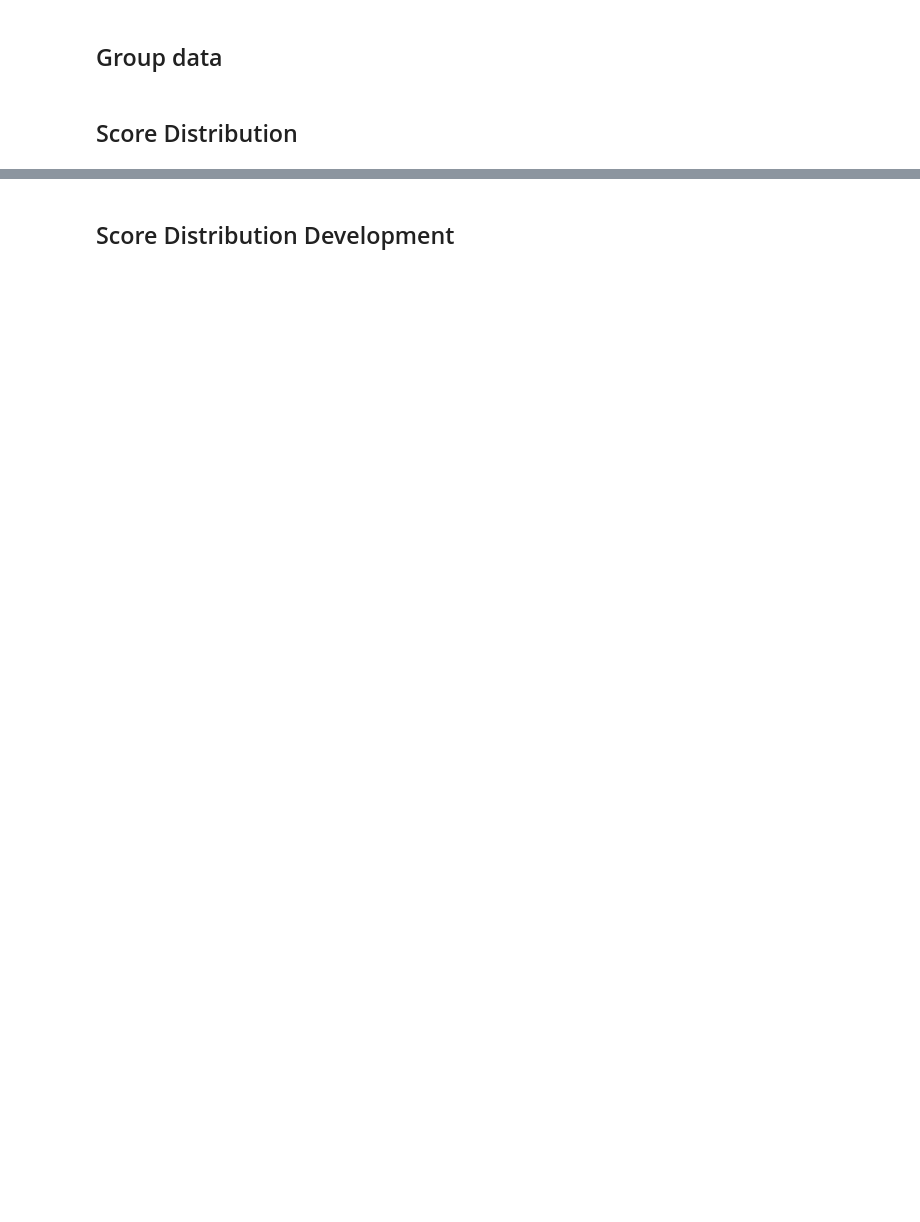
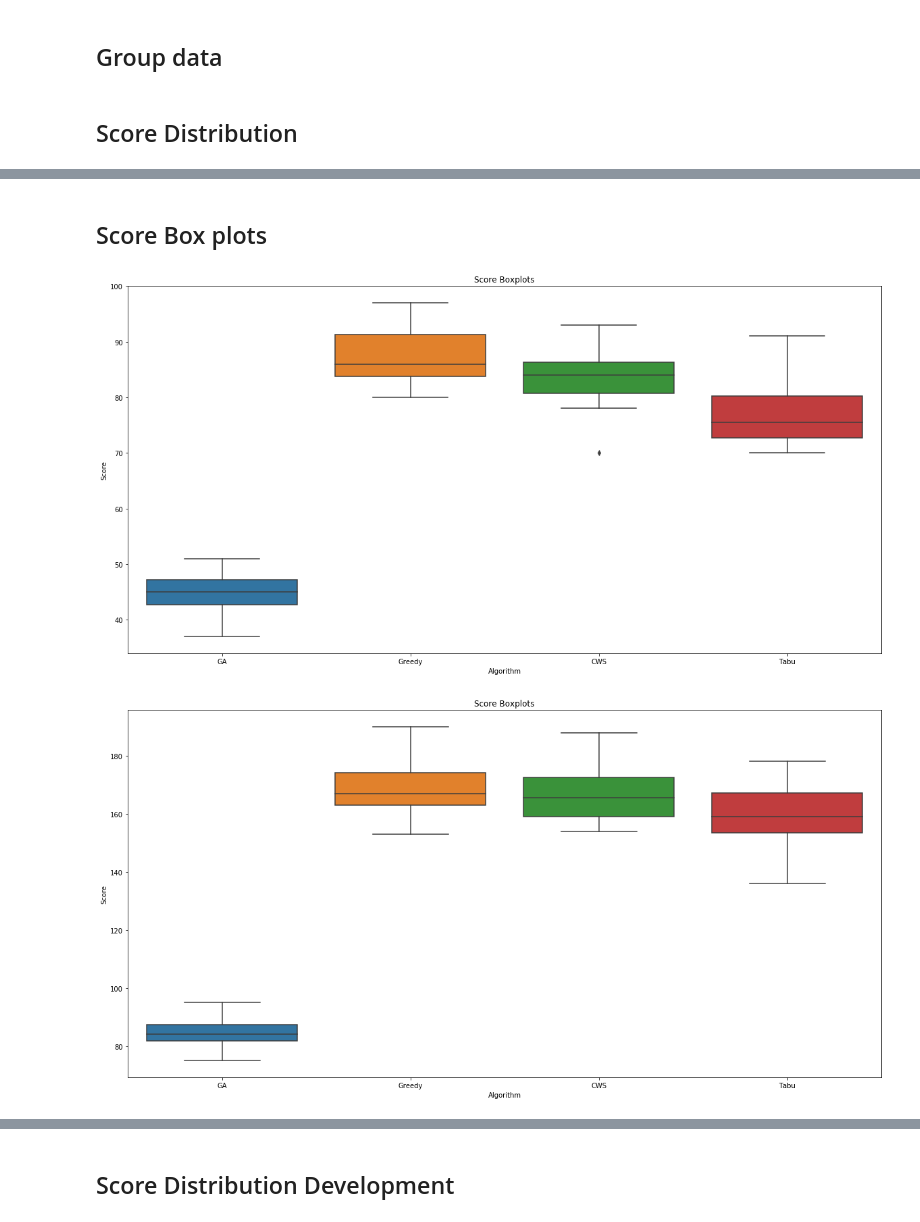
Before and after one commit to kex2019/warehouse_cpp, a Jupyter notebook: plots/DataExploration.ipynb, the cells around one changed output, grey strips where cells are left out. Cells and saved outputs as stored; diff of their text form; code cells hidden in the pictures; blank space fills up the shorter version.

Commit message:
Boxplots

```diff
--- a/plots/DataExploration.ipynb
+++ b/plots/DataExploration.ipynb
@@ -150,0 +153,52 @@ for i in range(len(available_groups)):
+# %% [markdown]
+Score Box plots
+---
+# %%
+names = ["box_XS", "box_S", "box_M", "box_L", "box_XL", "box_XXL", "box_XXXL"]
+for name, i in zip(names, range(len(available_groups))):
+    fig, ax = plt.subplots(1, figsize=(20, 10))
+
+    group = i
+
+    names = []
+    scores = []
+
+    try:
+        ga_data = ga_G.get_group(ga_groups[group])
+        names.append("GA")
+        scores.append(ga_data["scores"])
+    except Exception as e:
+        print("Failed to get GA %s" % str(e))
+
+    try:
+        greedy_data = greedy_G.get_group(greedy_groups[group])
+        names.append("Greedy")
+        scores.append(greedy_data["scores"])
+    except Exception as e:
+        print("Failed to get greedy %s" % str(e))
+
+    try:
+        cws_data = cws_G.get_group(cws_groups[group])
+        names.append("CWS")
+        scores.append(cws_data["scores"])
+    except Exception as e:
+        print("Failed to get cws %s" % (str(e)))
+
+    try:
+        tabu_data = tabu_G.get_group(tabu_groups[group])
+        names.append("Tabu")
+        scores.append(tabu_data["scores"])
+    except Exception as e:
+        print("Failed to get tabu %s" % str(e))
+
+    ax.set_title("Score Boxplots")
+    ax.set_ylabel("Score")
+    ax.set_xlabel("Algorithm")
+    sb.boxplot(x=names, y=scores)
+
+    fig.savefig("outputs/%s.pdf" % name, bbox_inches='tight')
+
+    plt.show()
+# %% [output]
+[figure, added]
+[figure, added]
```
Also changed, not shown: parts of 7 cells of this notebook, 48 other files.
